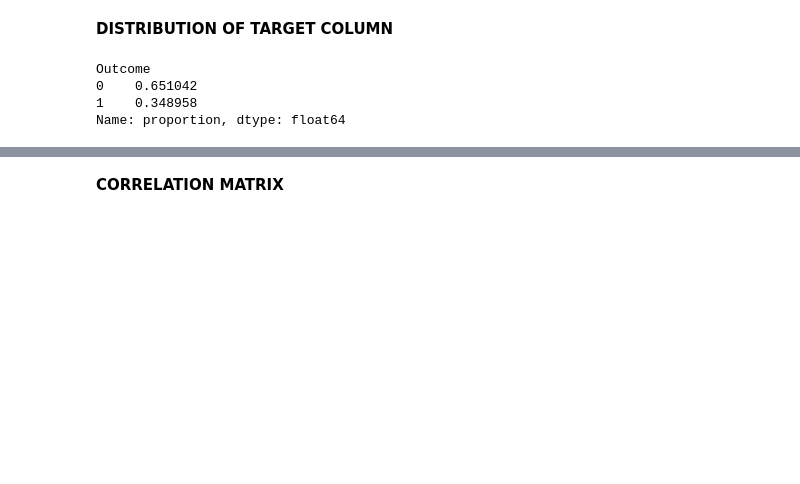
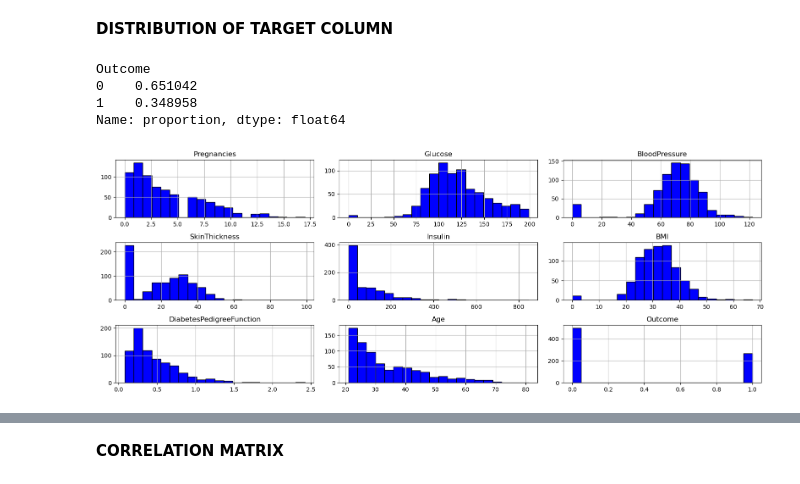
Before and after one commit to bjorn-sys/Diabetes_Disease_Prediction, a Jupyter notebook: diabetes_prediction1.ipynb, the cells around one changed output, grey strips where cells are left out. Saved outputs shown, nothing was run; the diff lists cells and outputs as text; code cells hidden in the pictures; blank space fills up the shorter version.

```diff
--- a/diabetes_prediction1.ipynb
+++ b/diabetes_prediction1.ipynb
@@ -72,3 +108,10 @@ Outcome
 0    0.651042
 1    0.348958
 Name: proportion, dtype: float64
+# %%
+
+df.hist(color = 'blue', bins = 20, edgecolor = 'black', linewidth = 1.0, figsize=(16, 6))
+plt.tight_layout()
+plt.show()
+# %% [output]
+[figure, added]
```
Also changed, not shown: parts of 25 cells of this notebook.
